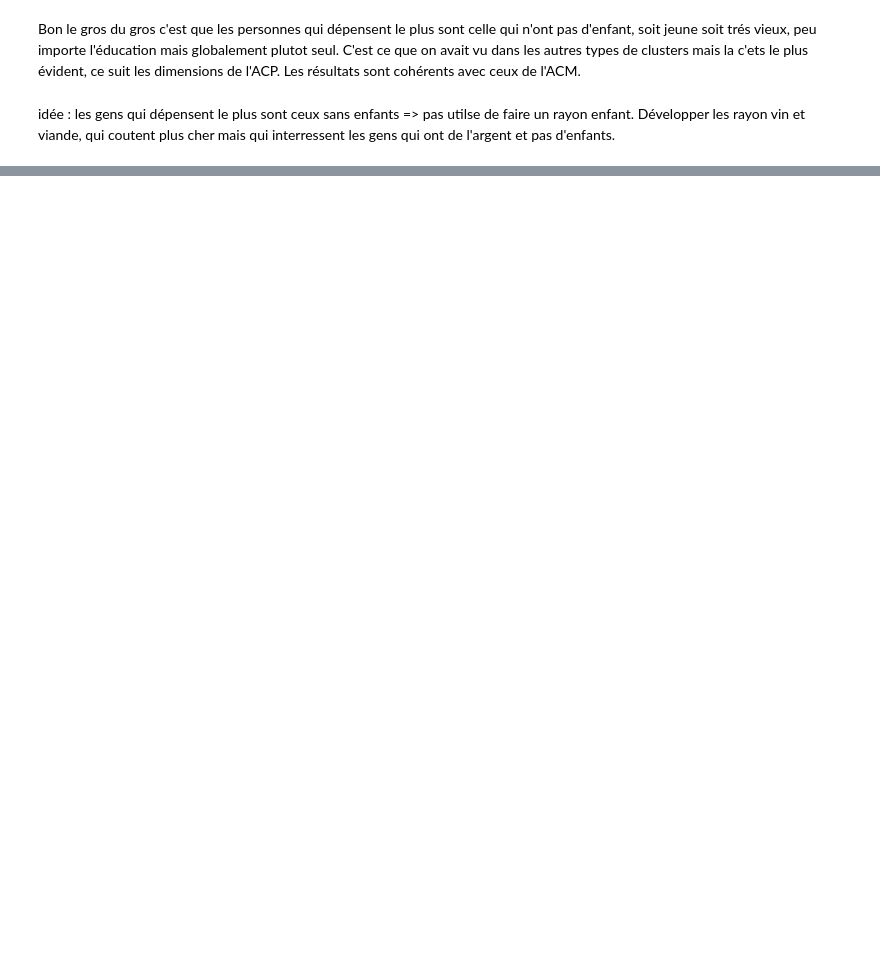
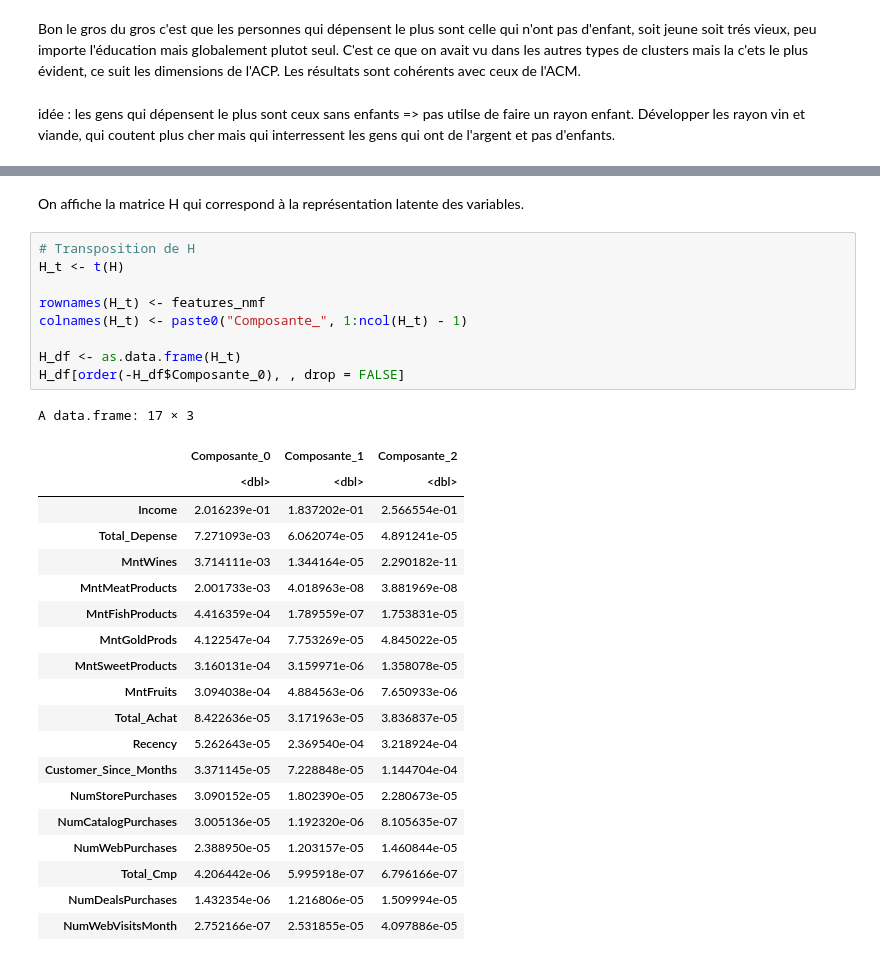
Before and after one commit to Emaglp/Data_Analysis, a Jupyter notebook: NOTEBOOK_FINAL_R.ipynb, the cells around one changed output, grey strips where cells are left out. Cells and saved outputs as stored; diff of their text form; blank space fills up the shorter version.

```diff
--- a/NOTEBOOK_FINAL_R.ipynb
+++ b/NOTEBOOK_FINAL_R.ipynb
@@ -1176,0 +1083,32 @@ idée : les gens qui dépensent le plus sont ceux sans enfants => pas utilse de
+# %% [markdown]
+On affiche la matrice H qui correspond à la représentation latente des variables.
+# %%
+# Transposition de H
+H_t <- t(H)
+
+rownames(H_t) <- features_nmf
+colnames(H_t) <- paste0("Composante_", 1:ncol(H_t) - 1)
+
+H_df <- as.data.frame(H_t)
+H_df[order(-H_df$Composante_0), , drop = FALSE]
+# %% [output]
+A data.frame: 17 × 3
+|  | Composante_0 | Composante_1 | Composante_2 |
+|  | <dbl> | <dbl> | <dbl> |
+| Income | 2.016239e-01 | 1.837202e-01 | 2.566554e-01 |
+| Total_Depense | 7.271093e-03 | 6.062074e-05 | 4.891241e-05 |
+| MntWines | 3.714111e-03 | 1.344164e-05 | 2.290182e-11 |
+| MntMeatProducts | 2.001733e-03 | 4.018963e-08 | 3.881969e-08 |
+| MntFishProducts | 4.416359e-04 | 1.789559e-07 | 1.753831e-05 |
+| MntGoldProds | 4.122547e-04 | 7.753269e-05 | 4.845022e-05 |
+| MntSweetProducts | 3.160131e-04 | 3.159971e-06 | 1.358078e-05 |
+| MntFruits | 3.094038e-04 | 4.884563e-06 | 7.650933e-06 |
+| Total_Achat | 8.422636e-05 | 3.171963e-05 | 3.836837e-05 |
+| Recency | 5.262643e-05 | 2.369540e-04 | 3.218924e-04 |
+| Customer_Since_Months | 3.371145e-05 | 7.228848e-05 | 1.144704e-04 |
+| NumStorePurchases | 3.090152e-05 | 1.802390e-05 | 2.280673e-05 |
+| NumCatalogPurchases | 3.005136e-05 | 1.192320e-06 | 8.105635e-07 |
+| NumWebPurchases | 2.388950e-05 | 1.203157e-05 | 1.460844e-05 |
+| Total_Cmp | 4.206442e-06 | 5.995918e-07 | 6.796166e-07 |
+| NumDealsPurchases | 1.432354e-06 | 1.216806e-05 | 1.509994e-05 |
+| NumWebVisitsMonth | 2.752166e-07 | 2.531855e-05 | 4.097886e-05 |
```
Also changed, not shown: parts of 73 cells of this notebook.
